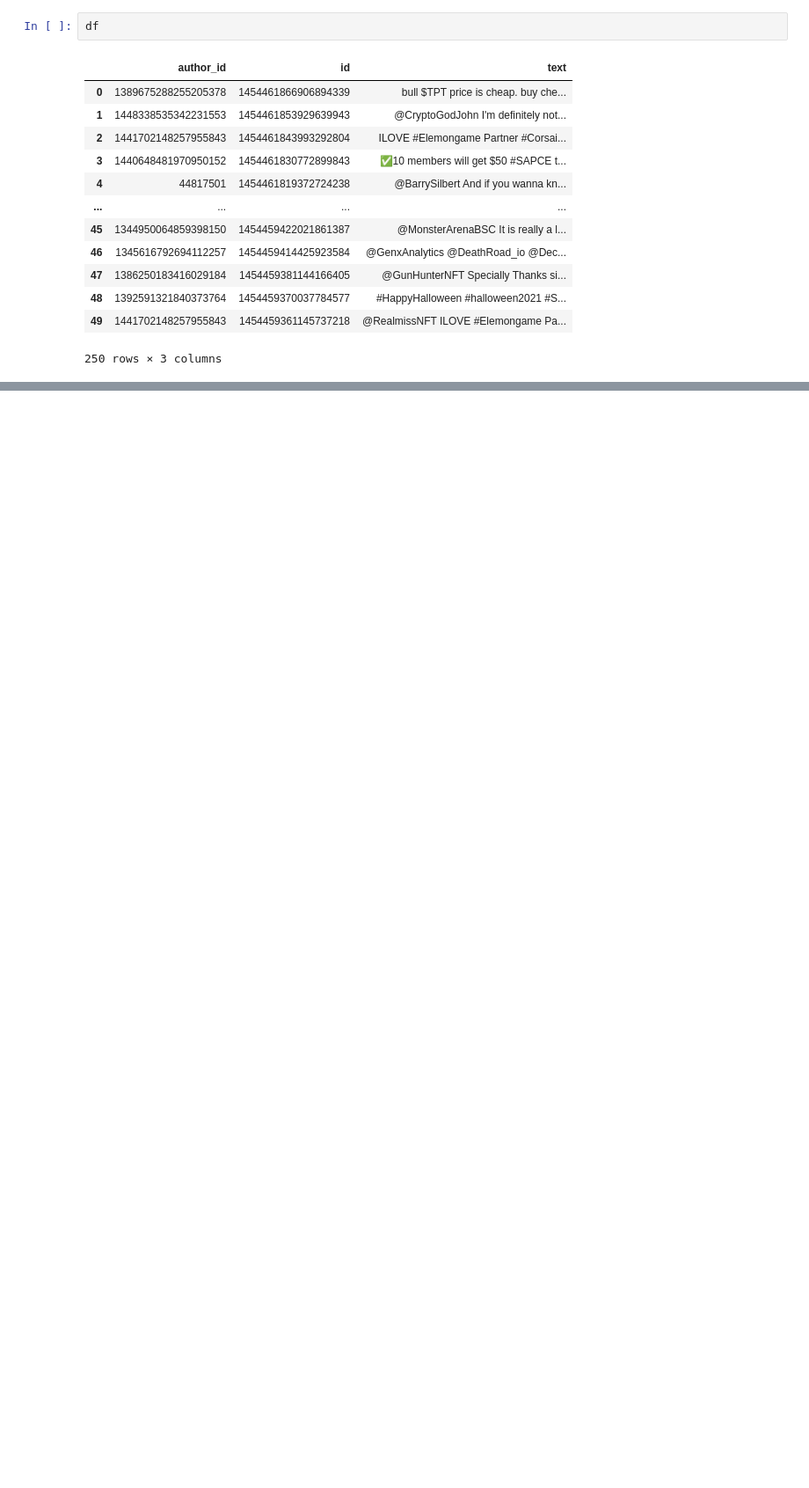
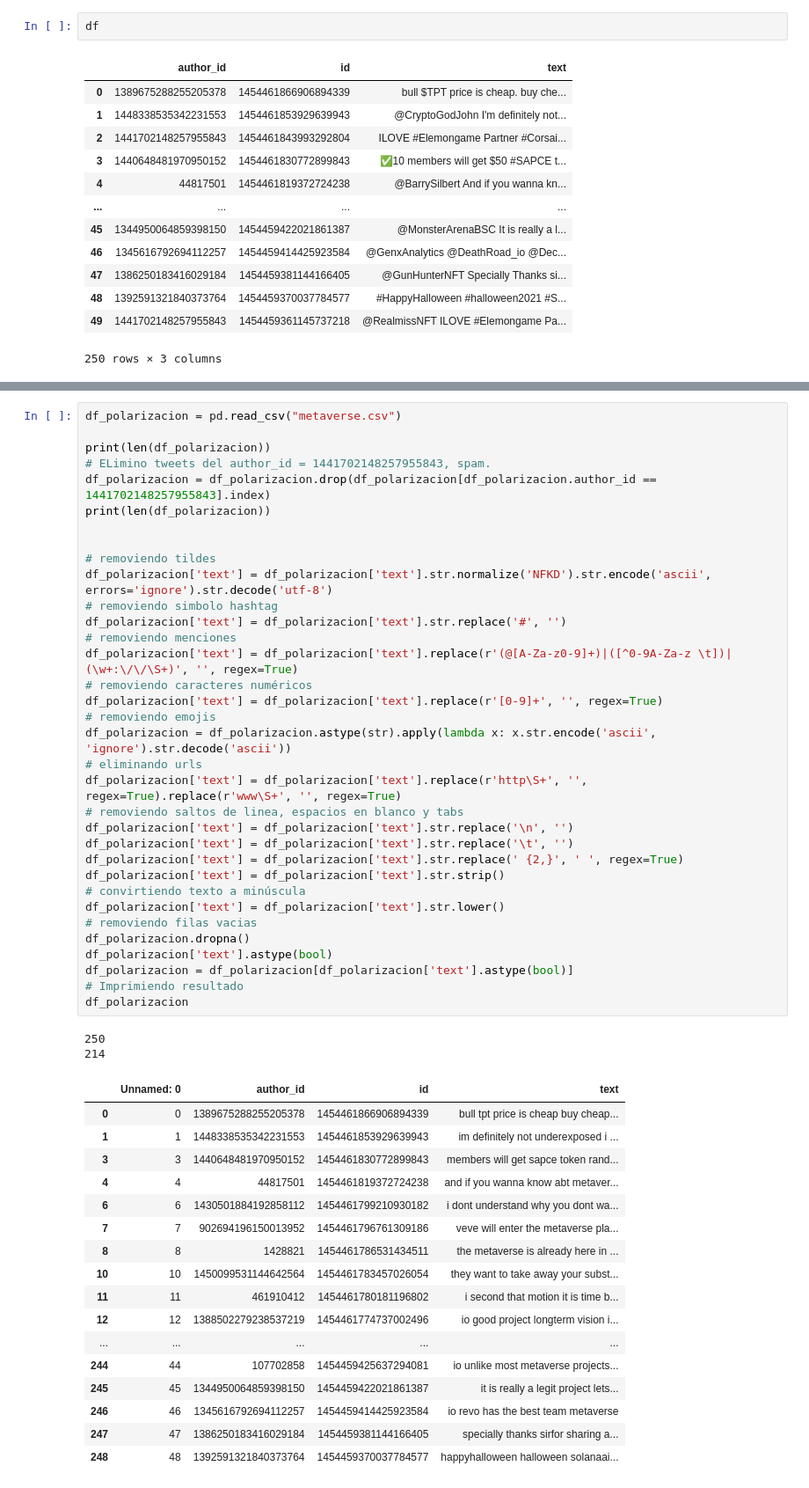
Before and after one commit to cristianchiappone/ia-um-2021, a Jupyter notebook: analisis-sentimiento/tp_cchiappone.ipynb, the cells around one changed output, grey strips where cells are left out. Shown: that part at 88% size. Saved outputs shown, nothing was run; the diff lists cells and outputs as text; blank space fills up the shorter version.

```diff
--- a/analisis-sentimiento/tp_cchiappone.ipynb
+++ b/analisis-sentimiento/tp_cchiappone.ipynb
@@ -74,0 +77,54 @@ df
+# %%
+df_polarizacion = pd.read_csv("metaverse.csv")
+
+print(len(df_polarizacion))
+# ELimino tweets del author_id = 1441702148257955843, spam.
+df_polarizacion = df_polarizacion.drop(df_polarizacion[df_polarizacion.author_id == 1441702148257955843].index)
+print(len(df_polarizacion))
+
+
+# removiendo tildes
+df_polarizacion['text'] = df_polarizacion['text'].str.normalize('NFKD').str.encode('ascii', errors='ignore').str.decode('utf-8')
+# removiendo simbolo hashtag
+df_polarizacion['text'] = df_polarizacion['text'].str.replace('#', '')
+# removiendo menciones
+df_polarizacion['text'] = df_polarizacion['text'].replace(r'(@[A-Za-z0-9]+)|([^0-9A-Za-z \t])|(\w+:\/\/\S+)', '', regex=True)
+# removiendo caracteres numéricos
+df_polarizacion['text'] = df_polarizacion['text'].replace(r'[0-9]+', '', regex=True)
+# removiendo emojis
+df_polarizacion = df_polarizacion.astype(str).apply(lambda x: x.str.encode('ascii', 'ignore').str.decode('ascii'))
+# eliminando urls
+df_polarizacion['text'] = df_polarizacion['text'].replace(r'http\S+', '', regex=True).replace(r'www\S+', '', regex=True)
+# removiendo saltos de linea, espacios en blanco y tabs
+df_polarizacion['text'] = df_polarizacion['text'].str.replace('\n', '')
+df_polarizacion['text'] = df_polarizacion['text'].str.replace('\t', '')
+df_polarizacion['text'] = df_polarizacion['text'].str.replace(' {2,}', ' ', regex=True)
+df_polarizacion['text'] = df_polarizacion['text'].str.strip()
+# convirtiendo texto a minúscula
+df_polarizacion['text'] = df_polarizacion['text'].str.lower()
+# removiendo filas vacias
+df_polarizacion.dropna()
+df_polarizacion['text'].astype(bool)
+df_polarizacion = df_polarizacion[df_polarizacion['text'].astype(bool)]
+# Imprimiendo resultado
+df_polarizacion
+# %% [output]
+250
+214
+|  | Unnamed: 0 | author_id | id | text |
+| 0 | 0 | 1389675288255205378 | 1454461866906894339 | bull tpt price is cheap buy cheap... |
+| 1 | 1 | 1448338535342231553 | 1454461853929639943 | im definitely not underexposed i ... |
+| 3 | 3 | 1440648481970950152 | 1454461830772899843 | members will get sapce token rand... |
+| 4 | 4 | 44817501 | 1454461819372724238 | and if you wanna know abt metaver... |
+| 6 | 6 | 1430501884192858112 | 1454461799210930182 | i dont understand why you dont wa... |
+| 7 | 7 | 902694196150013952 | 1454461796761309186 | veve will enter the metaverse pla... |
+| 8 | 8 | 1428821 | 1454461786531434511 | the metaverse is already here in ... |
+| 10 | 10 | 1450099531144642564 | 1454461783457026054 | they want to take away your subst... |
+| 11 | 11 | 461910412 | 1454461780181196802 | i second that motion it is time b... |
+| 12 | 12 | 1388502279238537219 | 1454461774737002496 | io good project longterm vision i... |
+| ... | ... | ... | ... | ... |
+| 244 | 44 | 107702858 | 1454459425637294081 | io unlike most metaverse projects... |
+| 245 | 45 | 1344950064859398150 | 1454459422021861387 | it is really a legit project lets... |
+| 246 | 46 | 1345616792694112257 | 1454459414425923584 | io revo has the best team metaverse |
+| 247 | 47 | 1386250183416029184 | 1454459381144166405 | specially thanks sirfor sharing a... |
+| 248 | 48 | 1392591321840373764 | 1454459370037784577 | happyhalloween halloween solanaai... |
```
Also changed, not shown: parts of 1 cell of this notebook, 1 other file.
